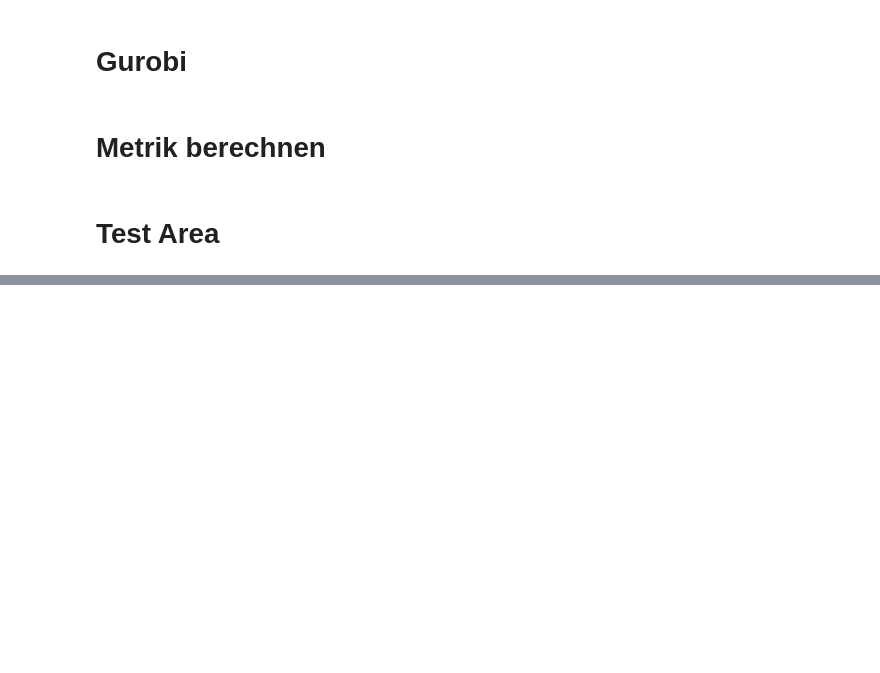
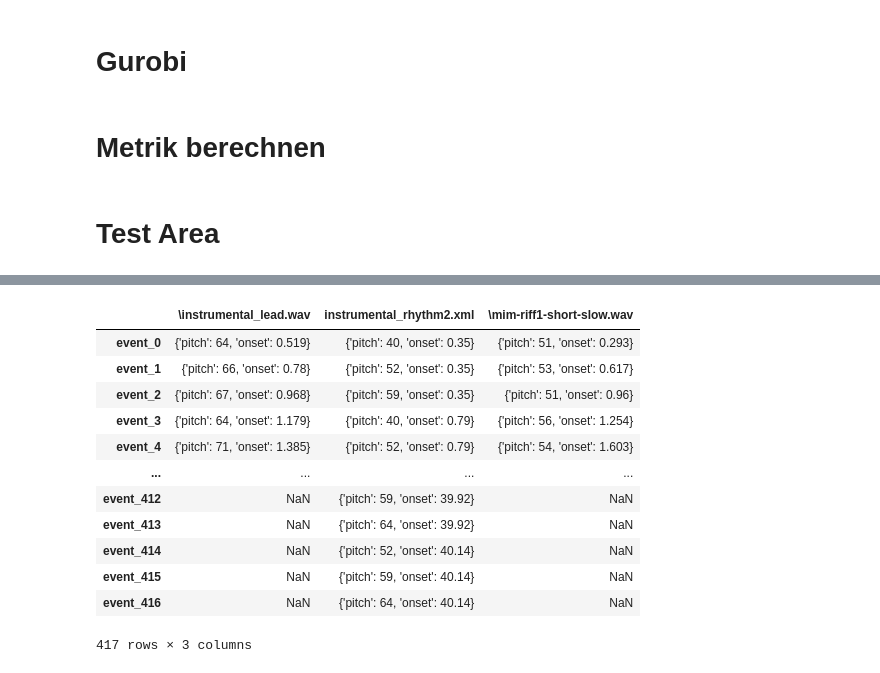
Before and after one commit to deiruch/AMt, a Jupyter notebook: AMt.ipynb, the cells around one changed output, grey strips where cells are left out. Saved outputs shown, nothing was run; the diff lists cells and outputs as text; code cells hidden in the pictures; blank space fills up the shorter version.

```diff
--- a/AMt.ipynb
+++ b/AMt.ipynb
@@ -412,0 +427,17 @@ audio_input
+# %%
+df = pd.DataFrame.from_dict(audio_input, orient='index').T
+df
+# %% [output]
+|  | \instrumental_lead.wav | instrumental_rhythm2.xml | \mim-riff1-short-slow.wav |
+| event_0 | {'pitch': 64, 'onset': 0.519} | {'pitch': 40, 'onset': 0.35} | {'pitch': 51, 'onset': 0.293} |
+| event_1 | {'pitch': 66, 'onset': 0.78} | {'pitch': 52, 'onset': 0.35} | {'pitch': 53, 'onset': 0.617} |
+| event_2 | {'pitch': 67, 'onset': 0.968} | {'pitch': 59, 'onset': 0.35} | {'pitch': 51, 'onset': 0.96} |
+| event_3 | {'pitch': 64, 'onset': 1.179} | {'pitch': 40, 'onset': 0.79} | {'pitch': 56, 'onset': 1.254} |
+| event_4 | {'pitch': 71, 'onset': 1.385} | {'pitch': 52, 'onset': 0.79} | {'pitch': 54, 'onset': 1.603} |
+| ... | ... | ... | ... |
+| event_412 | NaN | {'pitch': 59, 'onset': 39.92} | NaN |
+| event_413 | NaN | {'pitch': 64, 'onset': 39.92} | NaN |
+| event_414 | NaN | {'pitch': 52, 'onset': 40.14} | NaN |
+| event_415 | NaN | {'pitch': 59, 'onset': 40.14} | NaN |
+| event_416 | NaN | {'pitch': 64, 'onset': 40.14} | NaN |
+417 rows × 3 columns
```
Also changed, not shown: parts of 9 cells of this notebook, 7 other files.
